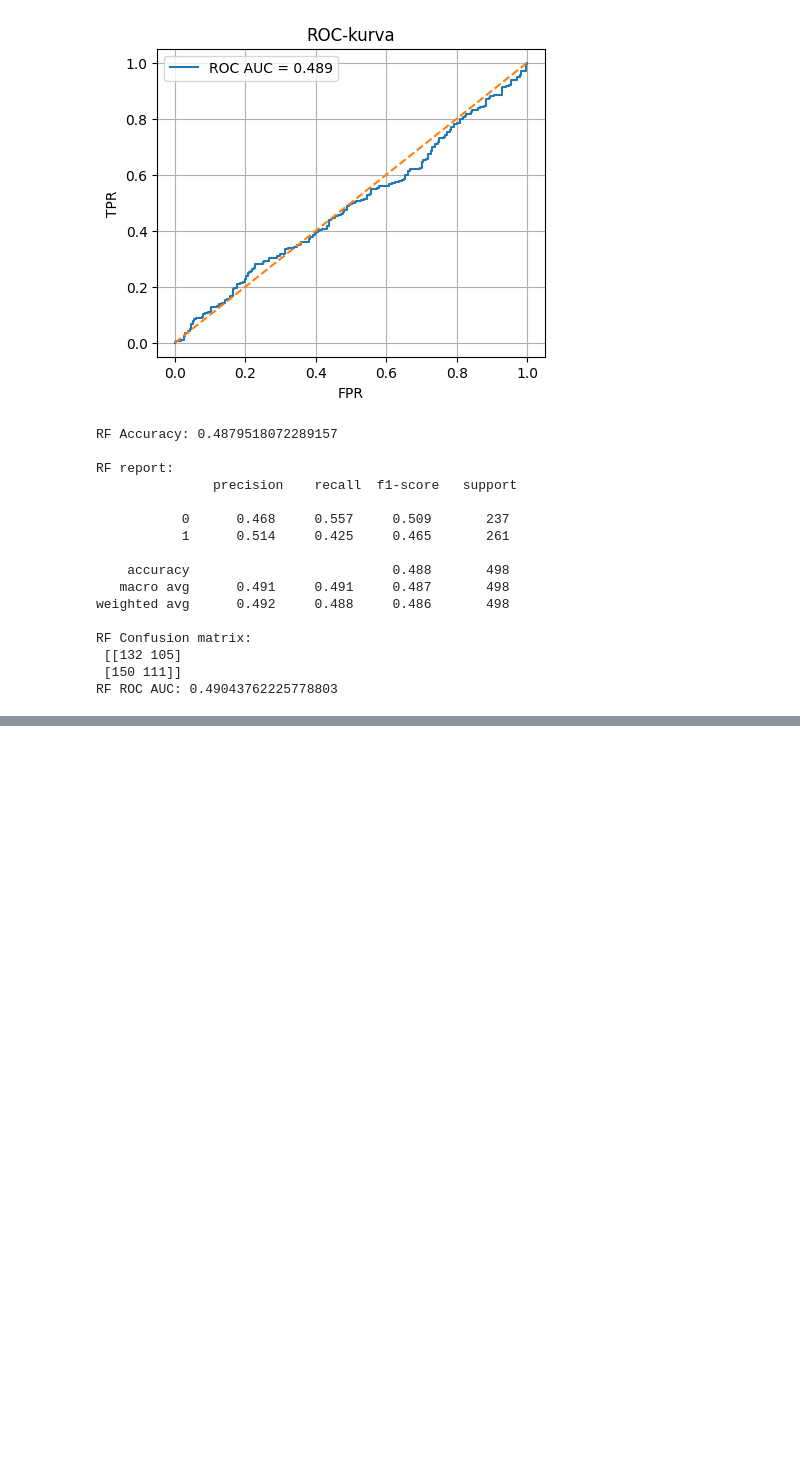
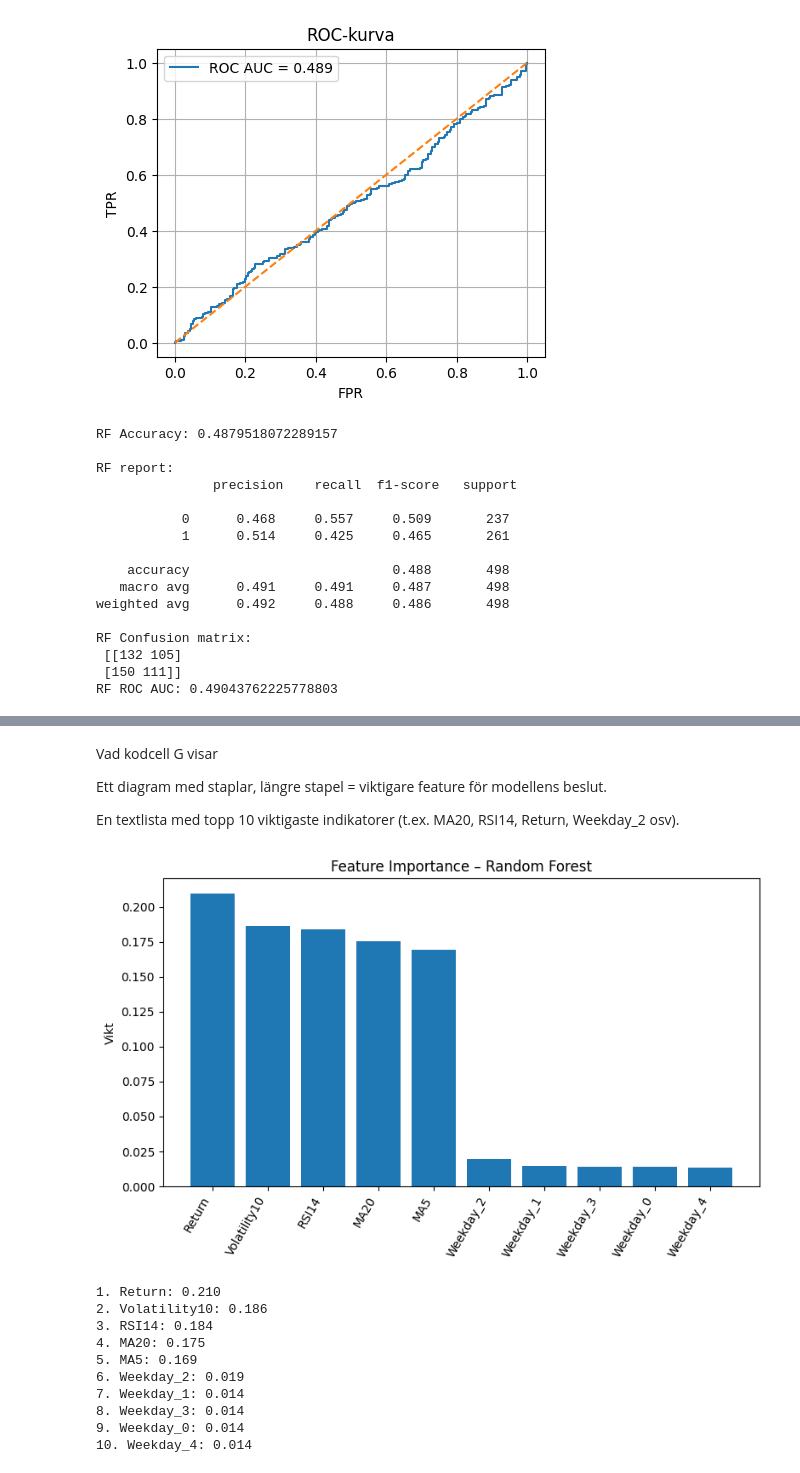
Before and after one commit to christiansopov-gif/OMXS30_Projekt, a Jupyter notebook: OMXS30_AI_Project.ipynb, the cells around one changed output, grey strips where cells are left out. Saved outputs shown, nothing was run; the diff lists cells and outputs as text; code cells hidden in the pictures; blank space fills up the shorter version.

```diff
--- a/OMXS30_AI_Project.ipynb
+++ b/OMXS30_AI_Project.ipynb
@@ -505,0 +545,13 @@ RF ROC AUC: 0.49043762225778803
+# %%
+# Kodcell F: Utvärdera bästa modell på testdatan
+
+best_rf = grid.best_estimator_
+
+pred_best = best_rf.predict(X_test)
+proba_best = best_rf.predict_proba(X_test)[:, 1]
+
+from sklearn.metrics import accuracy_score, roc_auc_score, classification_report
+
+print("Test Accuracy:", round(accuracy_score(y_test, pred_best), 3))
+print("ROC AUC:", round(roc_auc_score(y_test, proba_best), 3))
+print("\nClassification Report:\n", classification_report(y_test, pred_best))
@@ -505,0 +571,42 @@ RF ROC AUC: 0.49043762225778803
+# %% [markdown]
+Vad kodcell G visar
+
+Ett diagram med staplar, längre stapel = viktigare feature för modellens beslut.
+
+En textlista med topp 10 viktigaste indikatorer (t.ex. MA20, RSI14, Return, Weekday_2 osv).
+# %%
+# Kodcell G: Feature importance – vilka faktorer väger tyngst
+
+import matplotlib.pyplot as plt
+import numpy as np
+
+# Hämta feature importance från bästa modellen
+importances = best_rf.feature_importances_
+feature_names = X.columns
+
+# Sortera i fallande ordning
+indices = np.argsort(importances)[::-1]
+
+plt.figure(figsize=(8,5))
+plt.title("Feature Importance – Random Forest")
+plt.bar(range(len(importances)), importances[indices], align="center")
+plt.xticks(range(len(importances)), feature_names[indices], rotation=60, ha="right")
+plt.ylabel("Vikt")
+plt.tight_layout()
+plt.show()
+
+# Visa även topp 10 i text
+for i in range(10):
+    print(f"{i+1}. {feature_names[indices[i]]}: {importances[indices[i]]:.3f}")
+# %% [output]
+[figure, added]
+1. Return: 0.210
+2. Volatility10: 0.186
+3. RSI14: 0.184
+4. MA20: 0.175
+5. MA5: 0.169
+6. Weekday_2: 0.019
+7. Weekday_1: 0.014
+8. Weekday_3: 0.014
+9. Weekday_0: 0.014
+10. Weekday_4: 0.014
```
Also changed, not shown: parts of 6 cells of this notebook.
